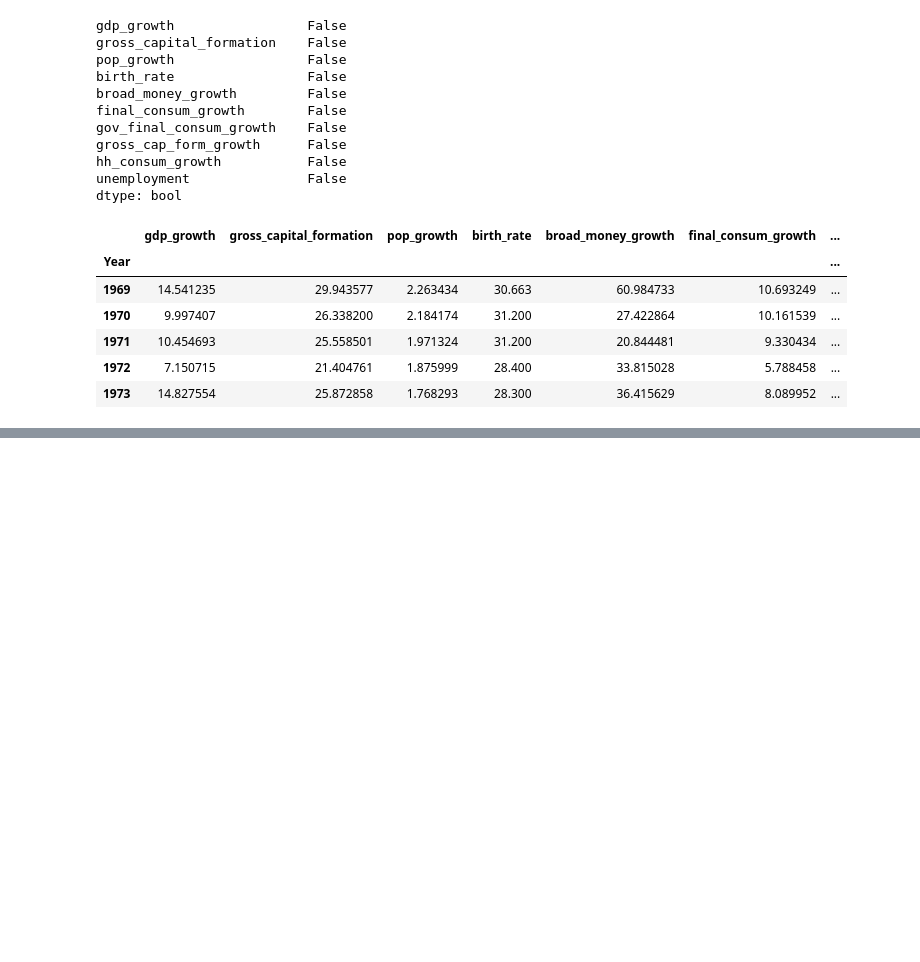
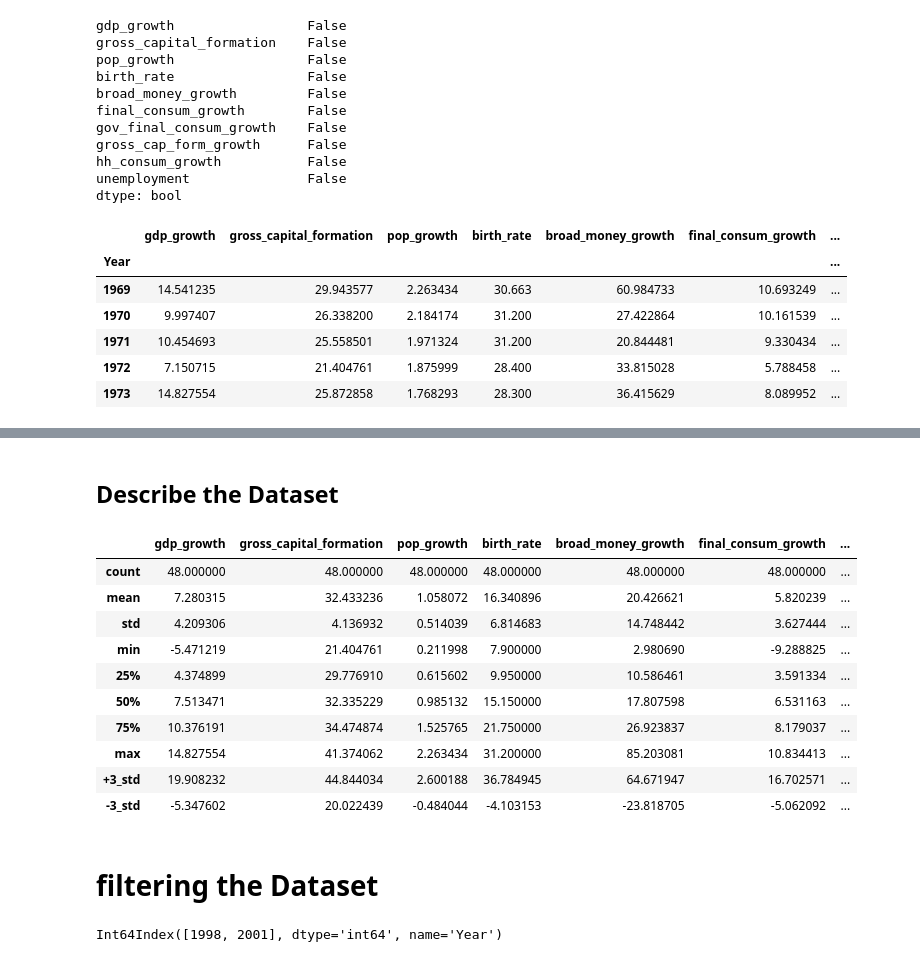
Before and after one commit to gegitonga/ML-Machine-Learning-and-Data-Science, a Jupyter notebook: ML work/Multiple Regression - Ml Machine Learning/Multiple_regression_analysis.ipynb, the cells around one changed output, grey strips where cells are left out. Cells and saved outputs as stored; diff of their text form; code cells hidden in the pictures; blank space fills up the shorter version.

```diff
--- a/ML work/Multiple Regression - Ml Machine Learning/Multiple_regression_analysis.ipynb
+++ b/ML work/Multiple Regression - Ml Machine Learning/Multiple_regression_analysis.ipynb
@@ -74,0 +148,33 @@ dtype: bool
+# %% [markdown]
+## Describe the Dataset
+# %%
+desc_df = econ_df.describe()
+
+
+#add the standard deviation metrics
+desc_df.loc['+3_std'] = desc_df.loc['mean'] + (desc_df.loc['std'] * 3)
+desc_df.loc['-3_std'] = desc_df.loc['mean'] - (desc_df.loc['std'] * 3)
+
+desc_df
+# %% [output]
+|  | gdp_growth | gross_capital_formation | pop_growth | birth_rate | broad_money_growth | final_consum_growth | ... |
+| count | 48.000000 | 48.000000 | 48.000000 | 48.000000 | 48.000000 | 48.000000 | ... |
+| mean | 7.280315 | 32.433236 | 1.058072 | 16.340896 | 20.426621 | 5.820239 | ... |
+| std | 4.209306 | 4.136932 | 0.514039 | 6.814683 | 14.748442 | 3.627444 | ... |
+| min | -5.471219 | 21.404761 | 0.211998 | 7.900000 | 2.980690 | -9.288825 | ... |
+| 25% | 4.374899 | 29.776910 | 0.615602 | 9.950000 | 10.586461 | 3.591334 | ... |
+| 50% | 7.513471 | 32.335229 | 0.985132 | 15.150000 | 17.807598 | 6.531163 | ... |
+| 75% | 10.376191 | 34.474874 | 1.525765 | 21.750000 | 26.923837 | 8.179037 | ... |
+| max | 14.827554 | 41.374062 | 2.263434 | 31.200000 | 85.203081 | 10.834413 | ... |
+| +3_std | 19.908232 | 44.844034 | 2.600188 | 36.784945 | 64.671947 | 16.702571 | ... |
+| -3_std | -5.347602 | 20.022439 | -0.484044 | -4.103153 | -23.818705 | -5.062092 | ... |
+# %% [markdown]
+# filtering the Dataset
+# %%
+#filter the outliers
+econ_remove_df = econ_df[(np.abs(stats.zscore(econ_df))< 3).all(axis=1)]
+
+#what rows were removed
+econ_df.index.difference(econ_remove_df.index)
+# %% [output]
+Int64Index([1998, 2001], dtype='int64', name='Year')
```
Also changed, not shown: parts of 19 cells of this notebook.
